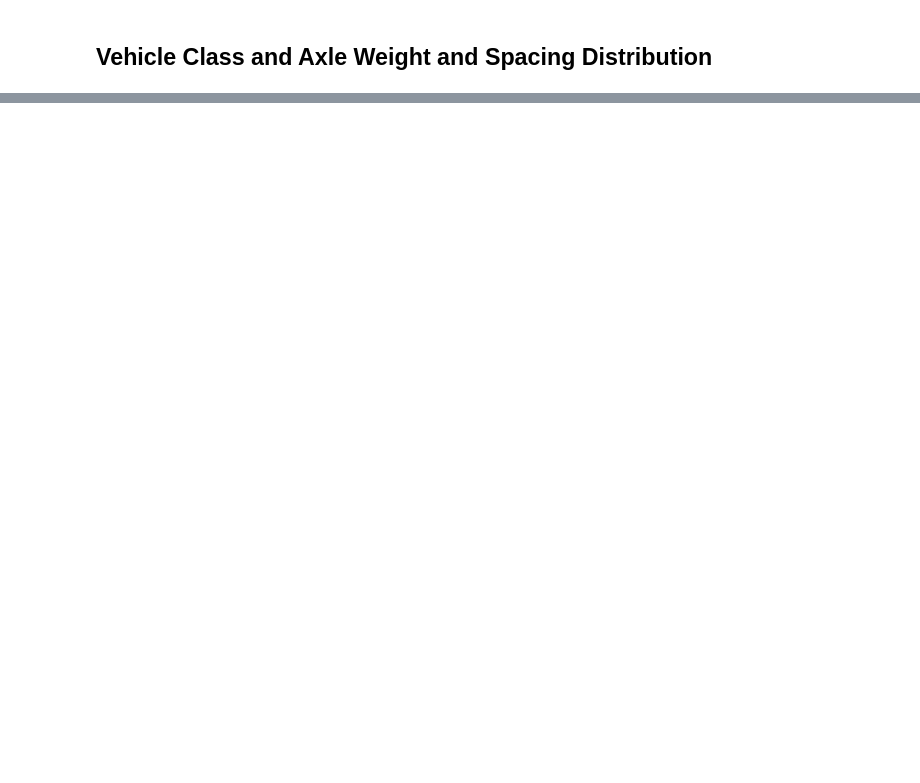
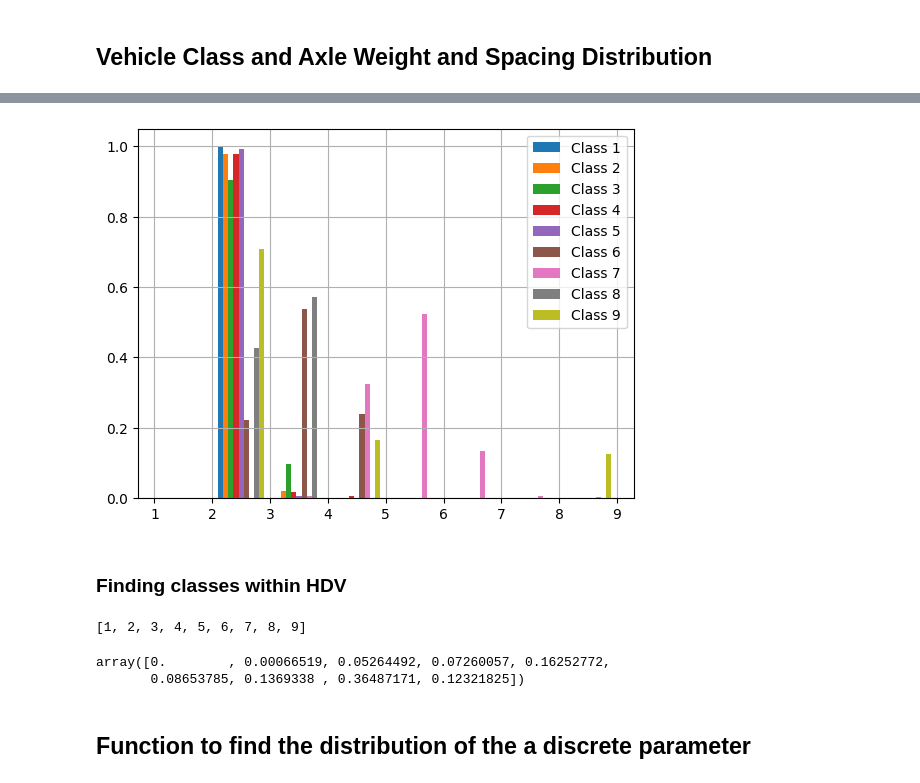
Before and after one commit to felixthe-cat/Personal_Projects, a Jupyter notebook: Final_Year_Project/Data_handle.ipynb, the cells around one changed output, grey strips where cells are left out. Cells and saved outputs as stored; diff of their text form; code cells hidden in the pictures; blank space fills up the shorter version.

```diff
--- a/Final_Year_Project/Data_handle.ipynb
+++ b/Final_Year_Project/Data_handle.ipynb
@@ -890,0 +869,22 @@ print(truck_x_predicted)
+# %%
+def axle_distribution_for_each_class_plot():
+    X = []
+    all_vehicle_classes = sorted(all_data['Class'].unique())
+    diff_no_of_axles = sorted(all_data['No of Axle'].unique())
+
+    for vehicle_class in all_vehicle_classes:
+        tmp = all_data[all_data['Class']== vehicle_class][['Total Weight','Gap Distance','No of Axle']]
+        X.append(np.array(tmp['No of Axle']))
+    labels = ['Class '+ str(x) for x in all_vehicle_classes]
+
+    # plt.figure(figsize=(15, 10))
+    plt.title = ('Density plot for No of Axles in Each Vehicle Class')
+    plt.tight_layout()
+    plt.hist(X,bins=all_vehicle_classes, density=True, histtype='bar', label=labels)
+    plt.legend()
+    plt.grid()
+    plt.show()
+    return
+axle_distribution_for_each_class_plot()
+# %% [output]
+[figure, added]
@@ -890,0 +909,32 @@ print(truck_x_predicted)
+# %% [markdown]
+### Finding classes within HDV
+# %%
+#within all_data obtain subset with only HDV, with information about the class value -> count all the class values occurances and output as a distribution
+# HDV -> Class
+def finding_HDV_class_distribution(all_data):
+
+    HDV = all_data.loc[(all_data['Class'].astype(int) > 2)| ((all_data['Class'].astype(int) <= 2) & (all_data['Total Weight'].astype(int) > 6000))]
+    all_vehicle_classes = sorted(HDV['Class'].unique())
+    print(all_vehicle_classes)
+
+    output = pd.DataFrame({'Class': all_vehicle_classes})
+
+    # for i_class in all_vehicle_classes:
+    tmp = Counter(HDV['Class'])
+    output['HDV'] = tmp
+    output['HDV'] = output['HDV'].fillna(0)
+
+    # finding the probability.
+    sum = output['HDV'].sum()
+    output['Probabililty'] = output['HDV'] / sum
+
+    output = np.array(output['Probabililty'])
+
+    return output
+finding_HDV_class_distribution(all_data)
+# %% [output]
+[1, 2, 3, 4, 5, 6, 7, 8, 9]
+array([0.        , 0.00066519, 0.05264492, 0.07260057, 0.16252772,
+       0.08653785, 0.1369338 , 0.36487171, 0.12321825])
+# %% [markdown]
+## Function to find the distribution of the a discrete parameter
```
Also changed, not shown: parts of 18 cells of this notebook, 1 other file.
